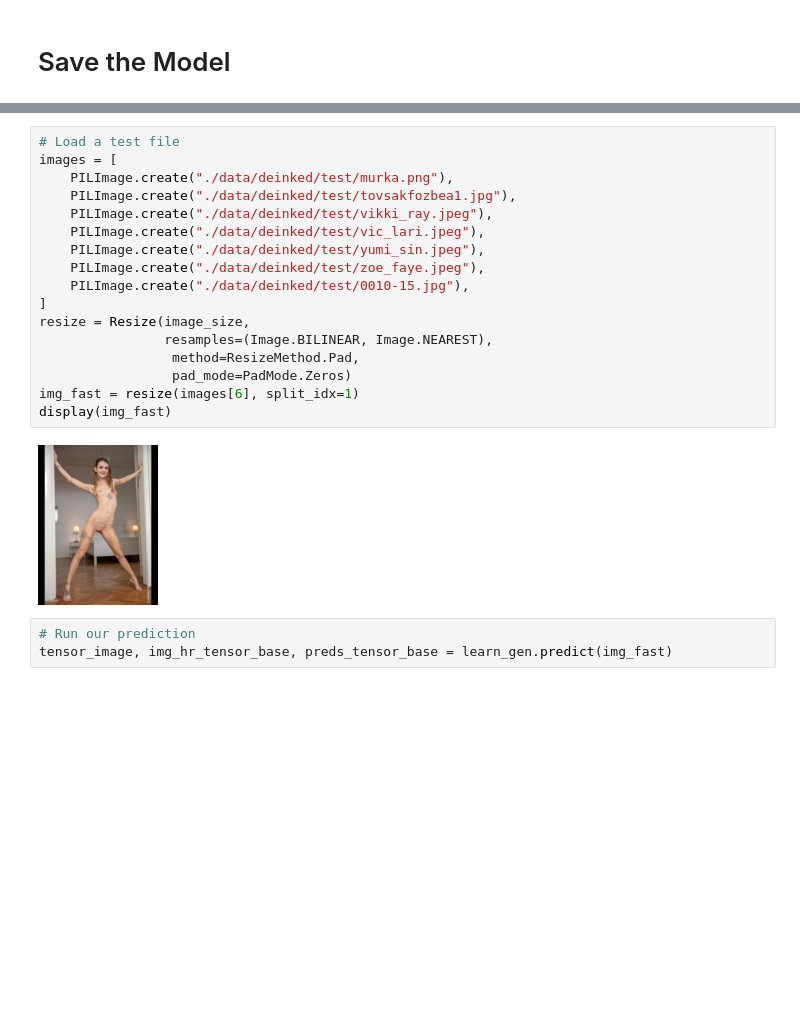
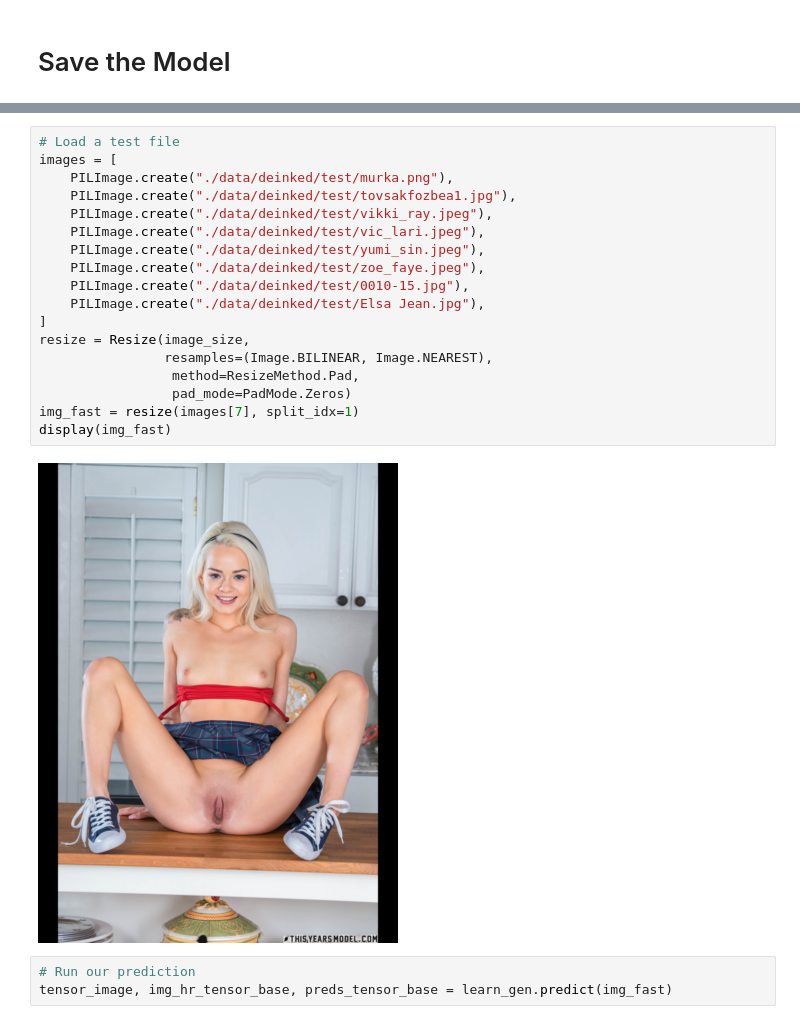
Before and after one commit to kozobot/deinked, a Jupyter notebook: Deink_09_Train_GAN.ipynb, the cells around one changed output, grey strips where cells are left out. Drawn from its saved outputs; the diff is of its cells as text; blank space fills up the shorter version.

```diff
--- a/Deink_09_Train_GAN.ipynb
+++ b/Deink_09_Train_GAN.ipynb
@@ -169,22 +179,23 @@ Path('data/models/deinked-gan-epocs10.pth')
 # %%
 # Load a test file
 images = [
     PILImage.create("./data/deinked/test/murka.png"),
     PILImage.create("./data/deinked/test/tovsakfozbea1.jpg"),
     PILImage.create("./data/deinked/test/vikki_ray.jpeg"),
     PILImage.create("./data/deinked/test/vic_lari.jpeg"),
     PILImage.create("./data/deinked/test/yumi_sin.jpeg"),
     PILImage.create("./data/deinked/test/zoe_faye.jpeg"),
     PILImage.create("./data/deinked/test/0010-15.jpg"),
+    PILImage.create("./data/deinked/test/Elsa Jean.jpg"),
 ]
 resize = Resize(image_size,
                 resamples=(Image.BILINEAR, Image.NEAREST),
                  method=ResizeMethod.Pad,
                  pad_mode=PadMode.Zeros)
-img_fast = resize(images[6], split_idx=1)
+img_fast = resize(images[7], split_idx=1)
 display(img_fast)
 # %% [output]
-[figure, old version]
+[figure, new version]
 # %%
 # Run our prediction
 tensor_image, img_hr_tensor_base, preds_tensor_base = learn_gen.predict(img_fast)
```
Also changed, not shown: parts of 11 cells of this notebook, 38 other files.
